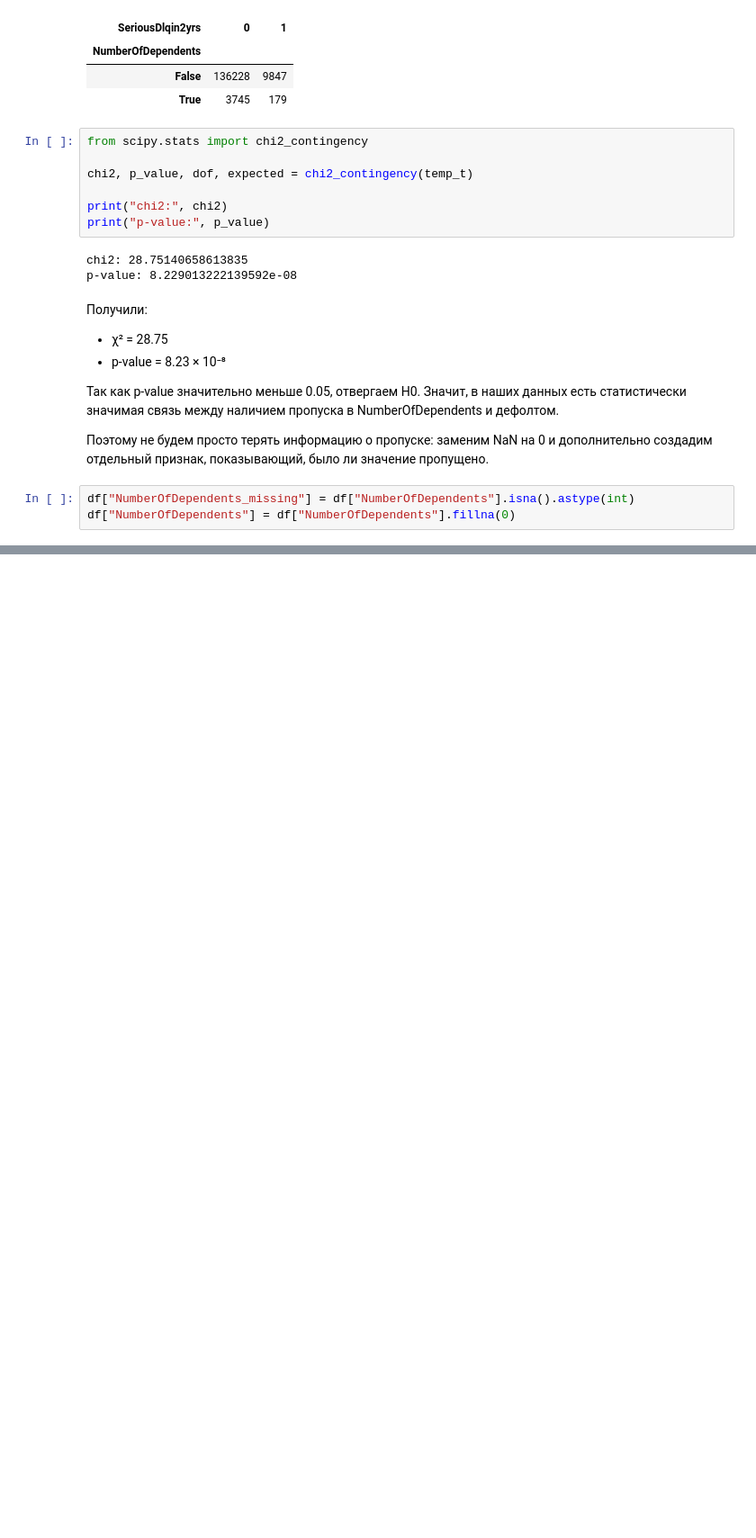
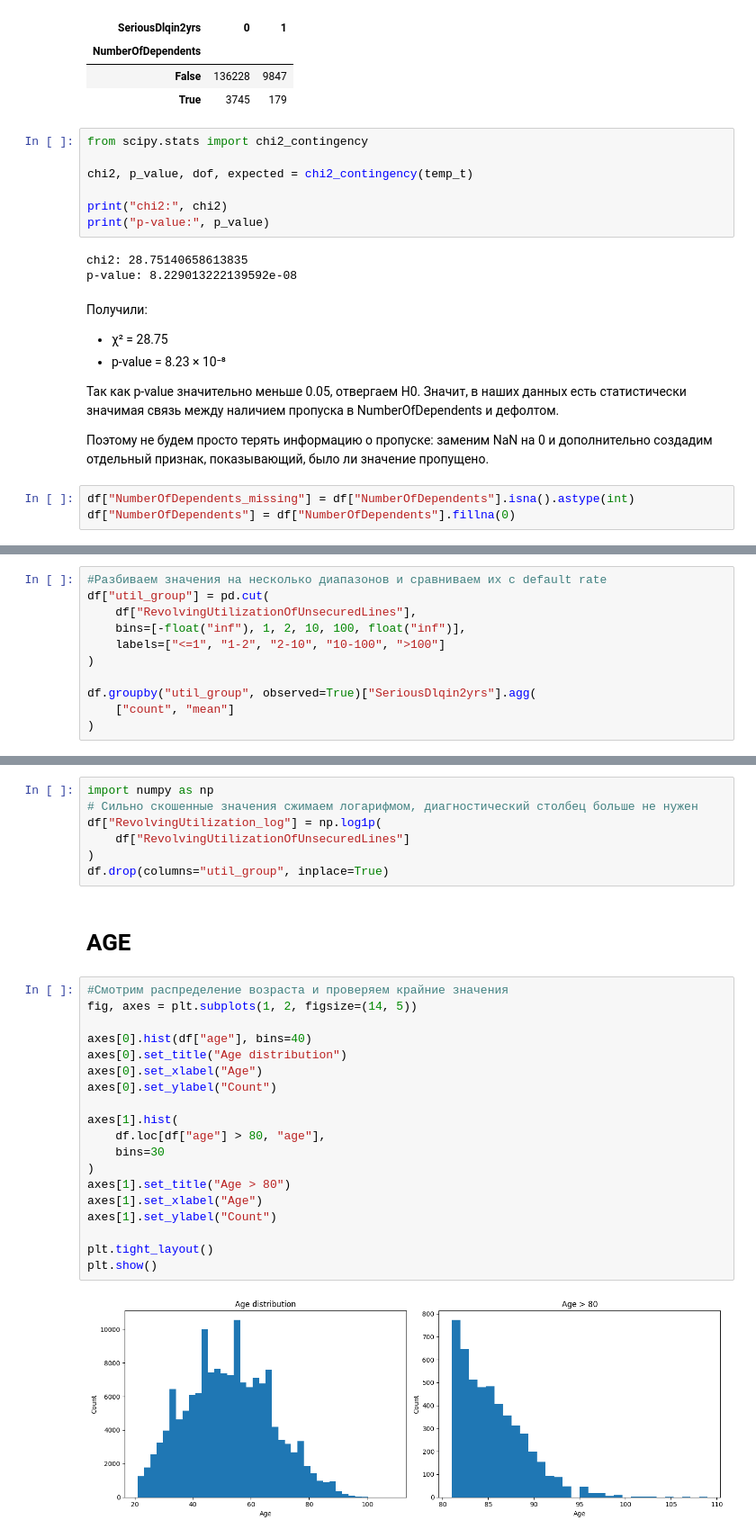
Before and after one commit to GiannisAnte/credit-scoring-case, a Jupyter notebook: credit_scoring_case.ipynb, the cells around one changed output, grey strips where cells are left out. Shown at 90% size. Saved outputs shown, nothing was run; the diff lists cells and outputs as text; blank space fills up the shorter version.

```diff
--- a/credit_scoring_case.ipynb
+++ b/credit_scoring_case.ipynb
@@ -356,0 +422,11 @@ memory usage: 16.0 MB
+# %%
+#Разбиваем значения на несколько диапазонов и сравниваем их с default rate
+df["util_group"] = pd.cut(
+    df["RevolvingUtilizationOfUnsecuredLines"],
+    bins=[-float("inf"), 1, 2, 10, 100, float("inf")],
+    labels=["<=1", "1-2", "2-10", "10-100", ">100"]
+)
+
+df.groupby("util_group", observed=True)["SeriousDlqin2yrs"].agg(
+    ["count", "mean"]
+)
@@ -356,0 +441,30 @@ memory usage: 16.0 MB
+# %%
+import numpy as np
+# Сильно скошенные значения сжимаем логарифмом, диагностический столбец больше не нужен
+df["RevolvingUtilization_log"] = np.log1p(
+    df["RevolvingUtilizationOfUnsecuredLines"]
+)
+df.drop(columns="util_group", inplace=True)
+# %% [markdown]
+# AGE
+# %%
+#Смотрим распределение возраста и проверяем крайние значения
+fig, axes = plt.subplots(1, 2, figsize=(14, 5))
+
+axes[0].hist(df["age"], bins=40)
+axes[0].set_title("Age distribution")
+axes[0].set_xlabel("Age")
+axes[0].set_ylabel("Count")
+
+axes[1].hist(
+    df.loc[df["age"] > 80, "age"],
+    bins=30
+)
+axes[1].set_title("Age > 80")
+axes[1].set_xlabel("Age")
+axes[1].set_ylabel("Count")
+
+plt.tight_layout()
+plt.show()
+# %% [output]
+[figure, added]
```
Also changed, not shown: parts of 35 cells of this notebook.
